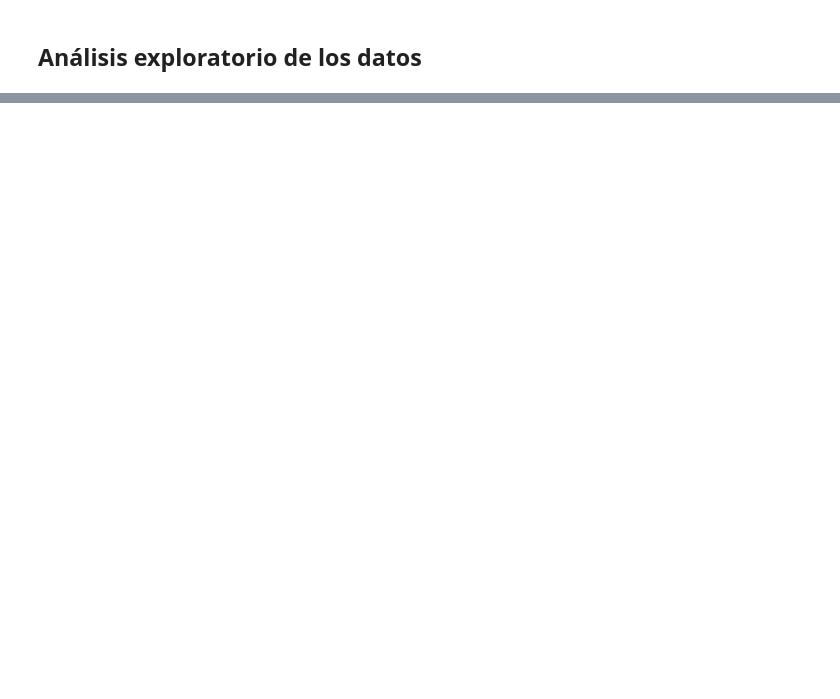
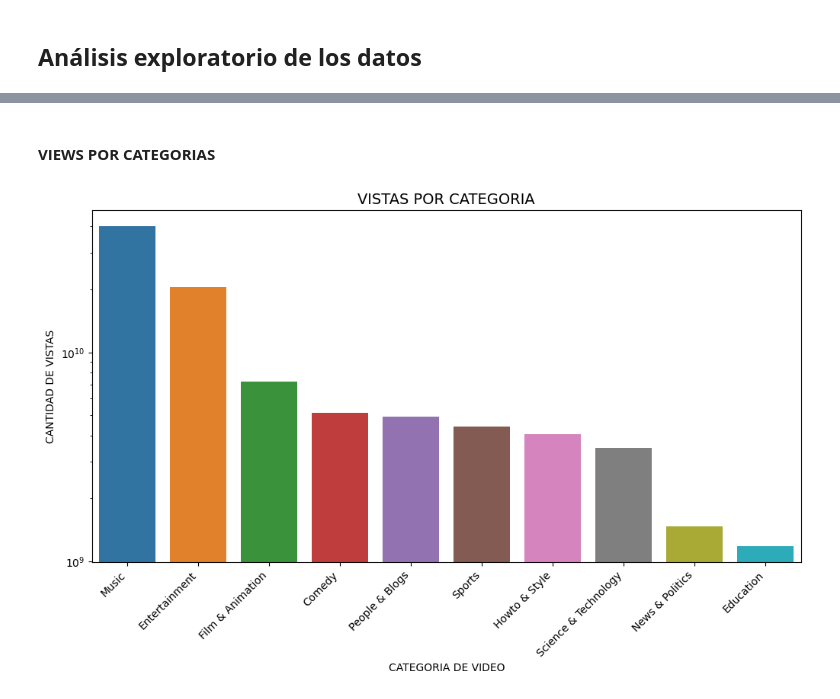
Before and after one commit to lauracamilaballesteros/proyecto-youtube, a Jupyter notebook: proyecto.ipynb, the cells around one changed output, grey strips where cells are left out. Cells and saved outputs as stored; diff of their text form; code cells hidden in the pictures; blank space fills up the shorter version.

```diff
--- a/proyecto.ipynb
+++ b/proyecto.ipynb
@@ -299,0 +330,15 @@ tendencia?
+# %% [markdown]
+#### **VIEWS POR CATEGORIAS**
+# %%
+views_by_category = df_top_10_categories.groupby('category_name')['views'].sum().sort_values(ascending=False)
+palette = sns.color_palette('tab10', n_colors=len(likes_by_category))
+plt.figure(figsize=(12, 6))
+sns.barplot(x=views_by_category.index, y=views_by_category.values, palette=palette)
+plt.xlabel('CATEGORIA DE VIDEO')
+plt.ylabel('CANTIDAD DE VISTAS')
+plt.title('VISTAS POR CATEGORIA', fontsize=14)
+plt.xticks(rotation=45, ha='right')
+plt.yscale('log')
+plt.show()
+# %% [output]
+[figure, added]
```
Also changed, not shown: parts of 13 cells of this notebook.
